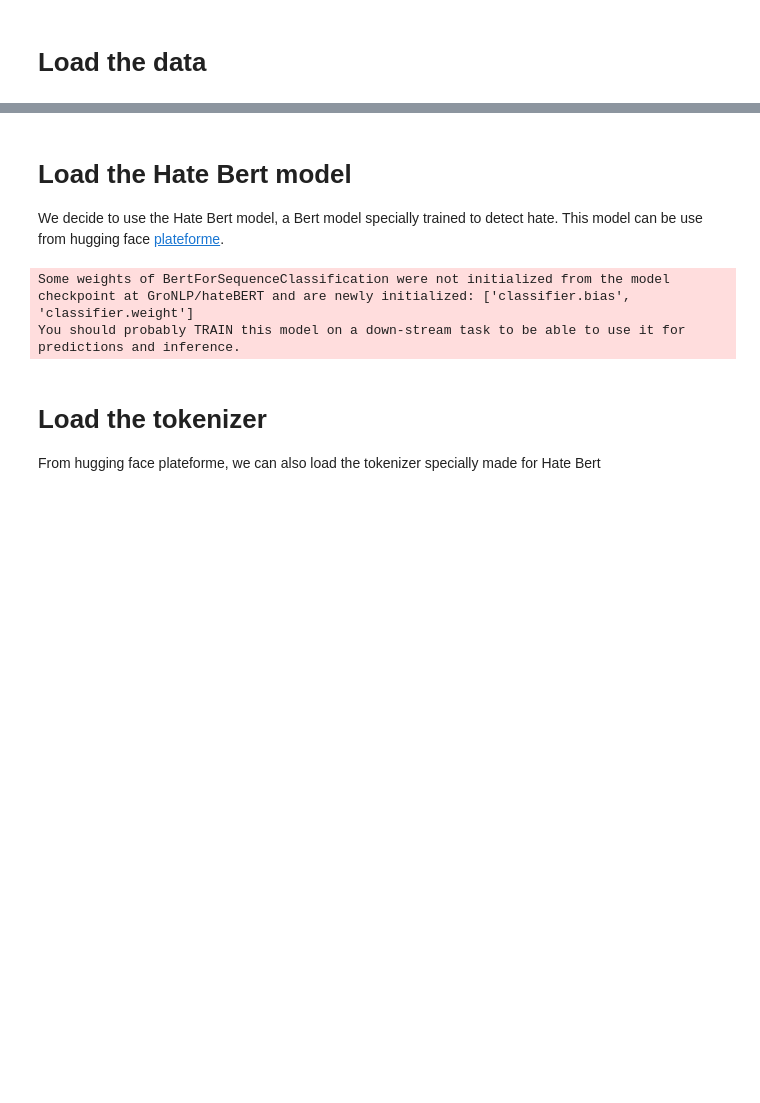
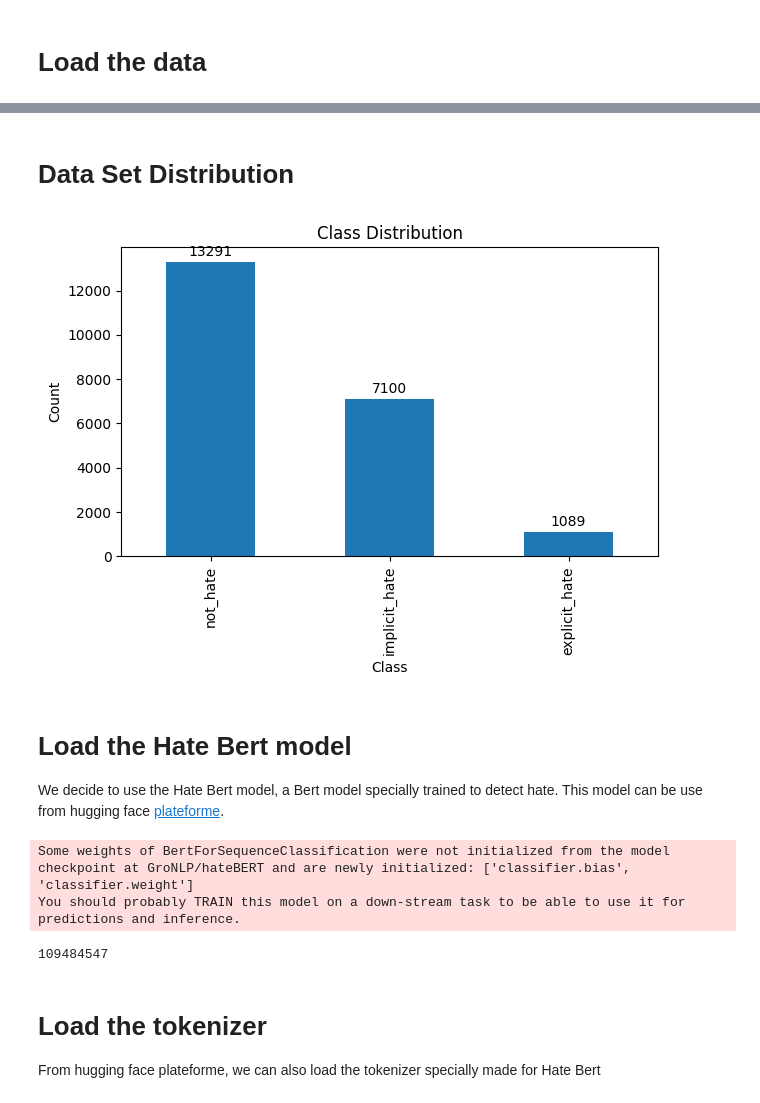
Before and after one commit to Ovoland/Deep_Learning_grp21, a Jupyter notebook: main.ipynb, the cells around one changed output, grey strips where cells are left out. Saved outputs shown, nothing was run; the diff lists cells and outputs as text; code cells hidden in the pictures; blank space fills up the shorter version.

```diff
--- a/main.ipynb
+++ b/main.ipynb
@@ -33,7 +32,8 @@ Get help from this [kaggle page](https://www.kaggle.com/code/yousefadham/working
 #input = pd.read_csv(PATH_DATA + PATH_INPUT_POSTS, sep = '\t')
 #hate_labels = pd.read_csv(PATH_DATA + PATH_HATE_LABEL, sep = '\t')
 #category_labels = pd.read_csv(PATH_DATA + PATH_CATEGORY_LABEL, sep = '\t')
-data = pd.read_csv("stg2_file_ID.tsv", delimiter='\t')
+
+
+data = pd.read_csv(PATH_DATA_STG1, sep = '\t')
 print(data)
-
 num_labels = 3
@@ -40,17 +55,44 @@ num_labels = 3
+# %% [markdown]
+# Data Set  Distribution
+# %%
+
+class_counts = data['class'].value_counts()
+
+# Plot
+ax = class_counts.plot(kind='bar', title='Class Distribution')
+plt.xlabel('Class')
+plt.ylabel('Count')
+
+for i, count in enumerate(class_counts):
+    plt.text(i, count + max(class_counts)*0.01, str(count), ha='center', va='bottom', fontsize=10)
+
+plt.tight_layout()
+plt.show()
+# %% [output]
+[figure, added]
 # %% [markdown]
 # Load the Hate Bert model
 
 We decide to use the Hate Bert model, a Bert model specially trained to detect hate. This model can be use from hugging face [plateforme](https://huggingface.co/transformers/v3.0.2/model_doc/auto.html).
 # %%
+# Define label mappings
+id2label = {0: "no_hate", 1: "implicit_hate", 2: "explicit_hate"}
+label2id = {"no_hate": 0, "implicit_hate": 1, "explicit_hate": 2}
+
 model = AutoModelForSequenceClassification.from_pretrained(
     "GroNLP/hateBERT",
     num_labels=num_labels,
+    id2label=id2label,
+    label2id=label2id,
     output_attentions=False,
     output_hidden_states=False
 )
+
+print(model.num_parameters())
 # %% [output]
 Some weights of BertForSequenceClassification were not initialized from the model checkpoint at GroNLP/hateBERT and are newly initialized: ['classifier.bias', 'classifier.weight']
 You should probably TRAIN this model on a down-stream task to be able to use it for predictions and inference.
+109484547
 # %% [markdown]
 # Load the tokenizer
 
```
Also changed, not shown: parts of 18 cells of this notebook.
